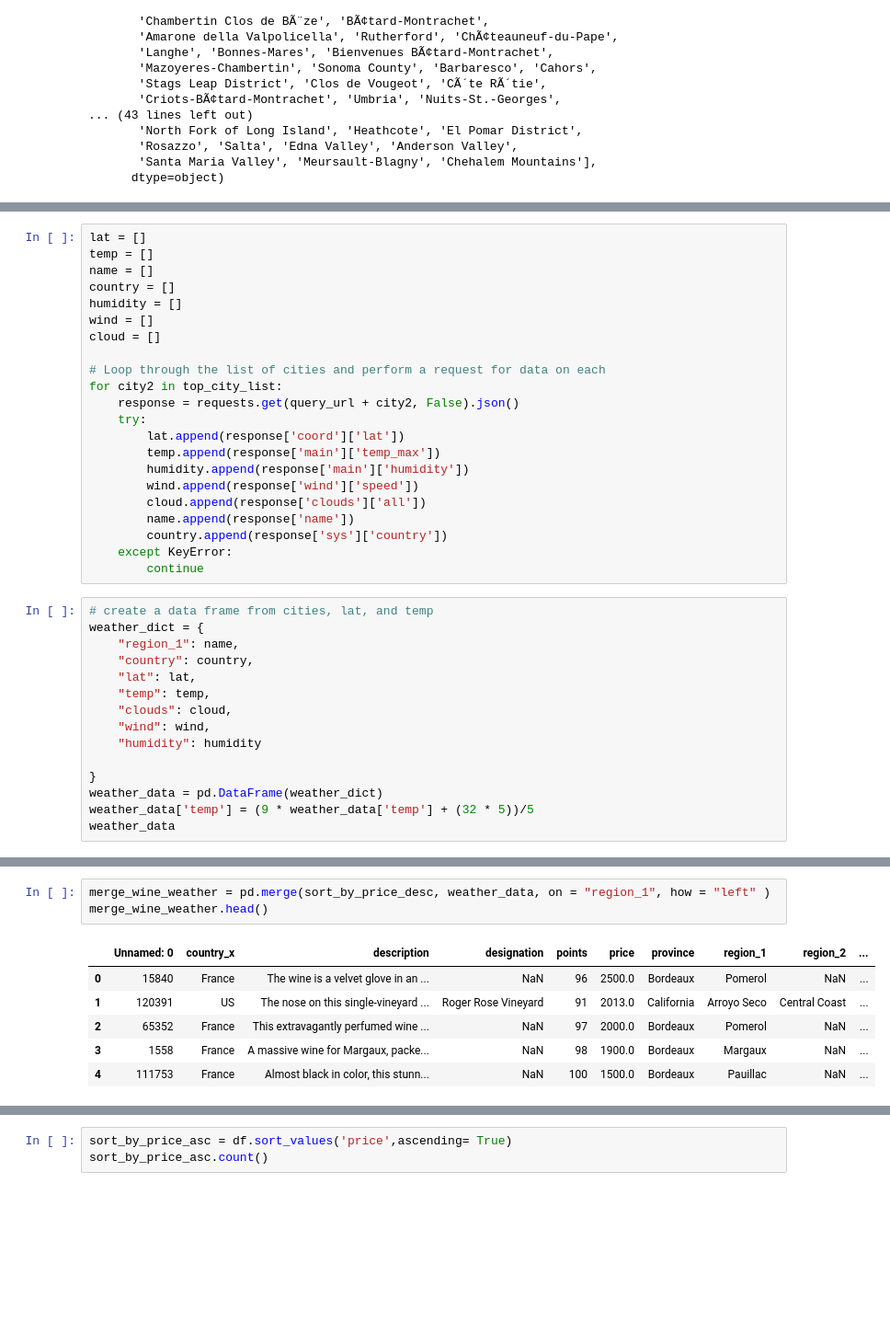
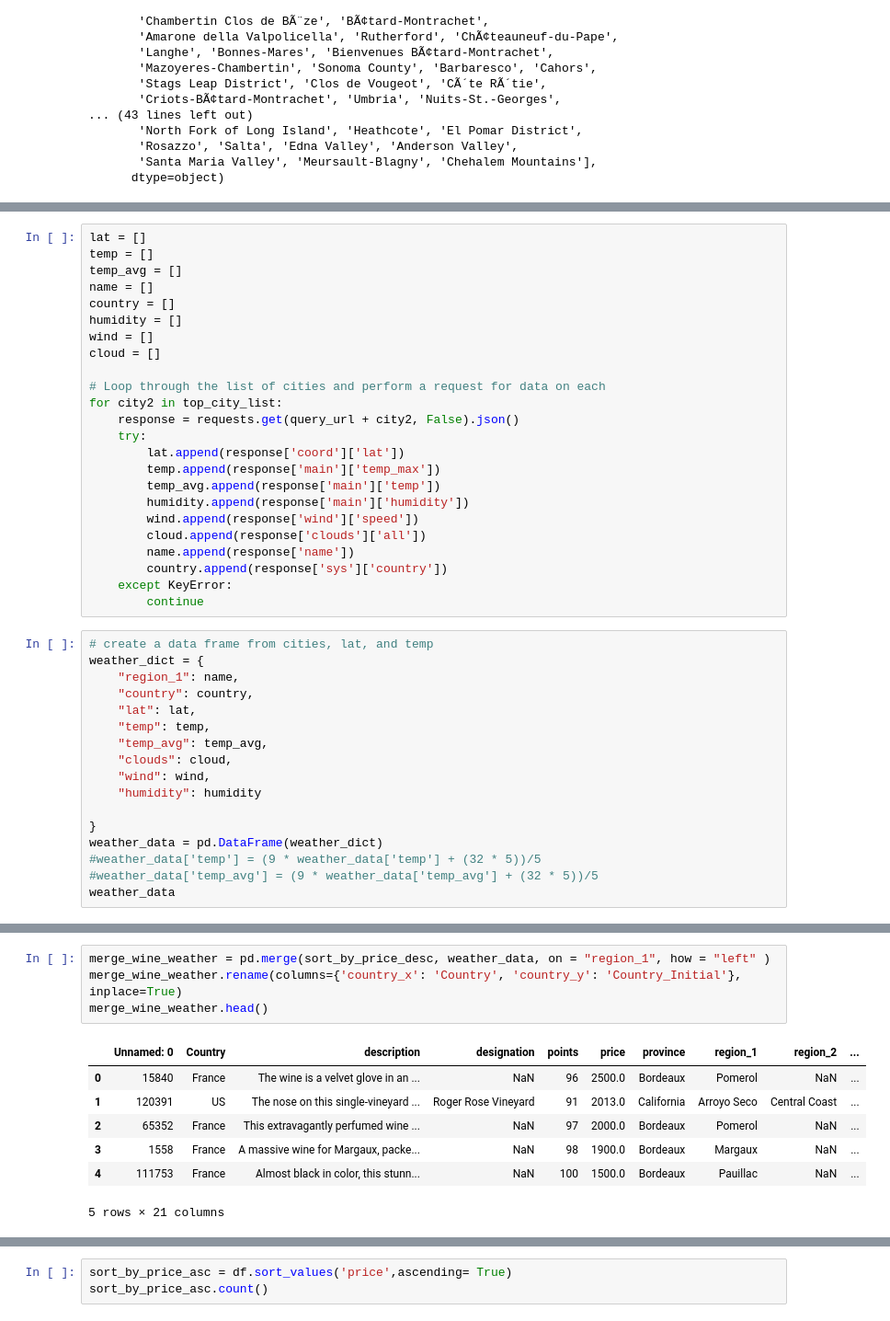
Before and after one commit to sun76779/WineProject, a Jupyter notebook: Weather_Points_Price.ipynb, the cells around one changed output, grey strips where cells are left out. Shown at 92% size. Drawn from its saved outputs; the diff is of its cells as text; blank space fills up the shorter version.

```diff
--- a/Weather_Points_Price.ipynb
+++ b/Weather_Points_Price.ipynb
@@ -170,6 +161,7 @@ rtime = datetime.datetime.fromtimestamp(response_json['dt']).strftime('%m-%d-%Y'
 # %%
 lat = []
 temp = []
+temp_avg = []
 name = []
 country = []
 humidity = []
@@ -182,6 +174,7 @@ for city2 in top_city_list:
     try:
         lat.append(response['coord']['lat'])
         temp.append(response['main']['temp_max'])
+        temp_avg.append(response['main']['temp'])
         humidity.append(response['main']['humidity'])
         wind.append(response['wind']['speed'])
         cloud.append(response['clouds']['all'])
@@ -196,12 +189,14 @@ weather_dict = {
     "country": country,
     "lat": lat,
     "temp": temp,
+    "temp_avg": temp_avg,
     "clouds": cloud,
     "wind": wind,
     "humidity": humidity
 
 }
 weather_data = pd.DataFrame(weather_dict)
-weather_data['temp'] = (9 * weather_data['temp'] + (32 * 5))/5
+#weather_data['temp'] = (9 * weather_data['temp'] + (32 * 5))/5
+#weather_data['temp_avg'] = (9 * weather_data['temp_avg'] + (32 * 5))/5
 weather_data
 # %% [output]
@@ -226,13 +221,15 @@ weather_data
 # %%
 merge_wine_weather = pd.merge(sort_by_price_desc, weather_data, on = "region_1", how = "left" )
+merge_wine_weather.rename(columns={'country_x': 'Country', 'country_y': 'Country_Initial'}, inplace=True)
 merge_wine_weather.head()
 # %% [output]
-|  | Unnamed: 0 | country_x | description | designation | points | price | province | region_1 | region_2 | ... |
+|  | Unnamed: 0 | Country | description | designation | points | price | province | region_1 | region_2 | ... |
 | 0 | 15840 | France | The wine is a velvet glove in an ... | NaN | 96 | 2500.0 | Bordeaux | Pomerol | NaN | ... |
 | 1 | 120391 | US | The nose on this single-vineyard ... | Roger Rose Vineyard | 91 | 2013.0 | California | Arroyo Seco | Central Coast | ... |
 | 2 | 65352 | France | This extravagantly perfumed wine ... | NaN | 97 | 2000.0 | Bordeaux | Pomerol | NaN | ... |
 | 3 | 1558 | France | A massive wine for Margaux, packe... | NaN | 98 | 1900.0 | Bordeaux | Margaux | NaN | ... |
 | 4 | 111753 | France | Almost black in color, this stunn... | NaN | 100 | 1500.0 | Bordeaux | Pauillac | NaN | ... |
+5 rows × 21 columns
 # %%
 df_plot = merge_wine_weather[pd.notnull(merge_wine_weather['temp'])]
 df_plot.count()
```
Also changed, not shown: parts of 16 cells of this notebook, 6 other files.
